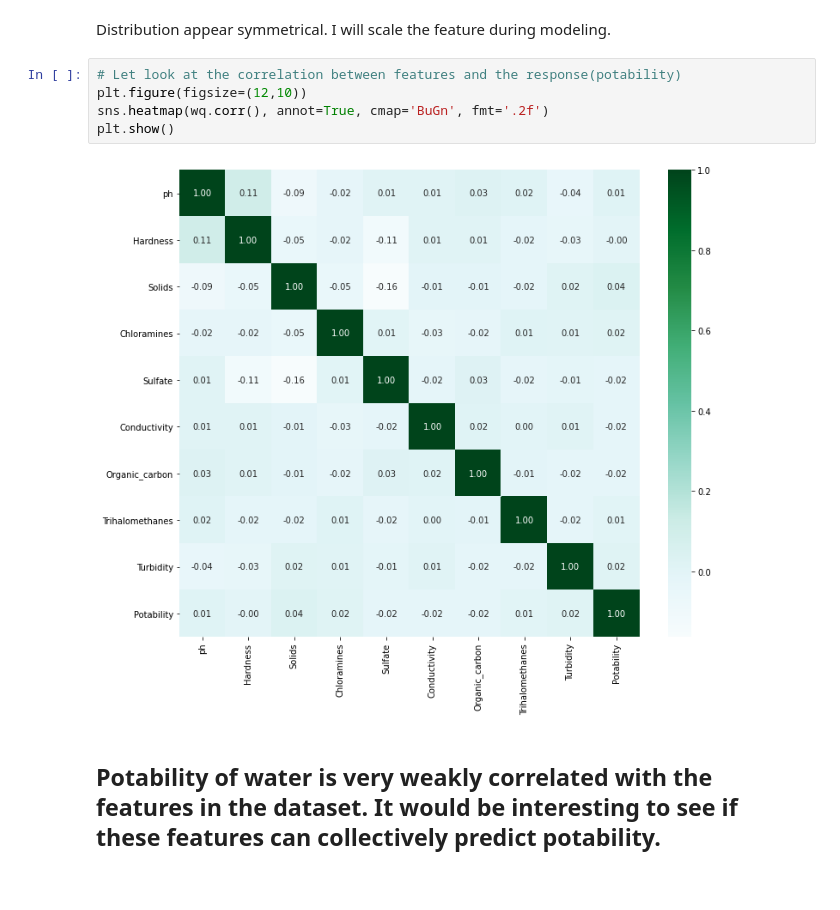
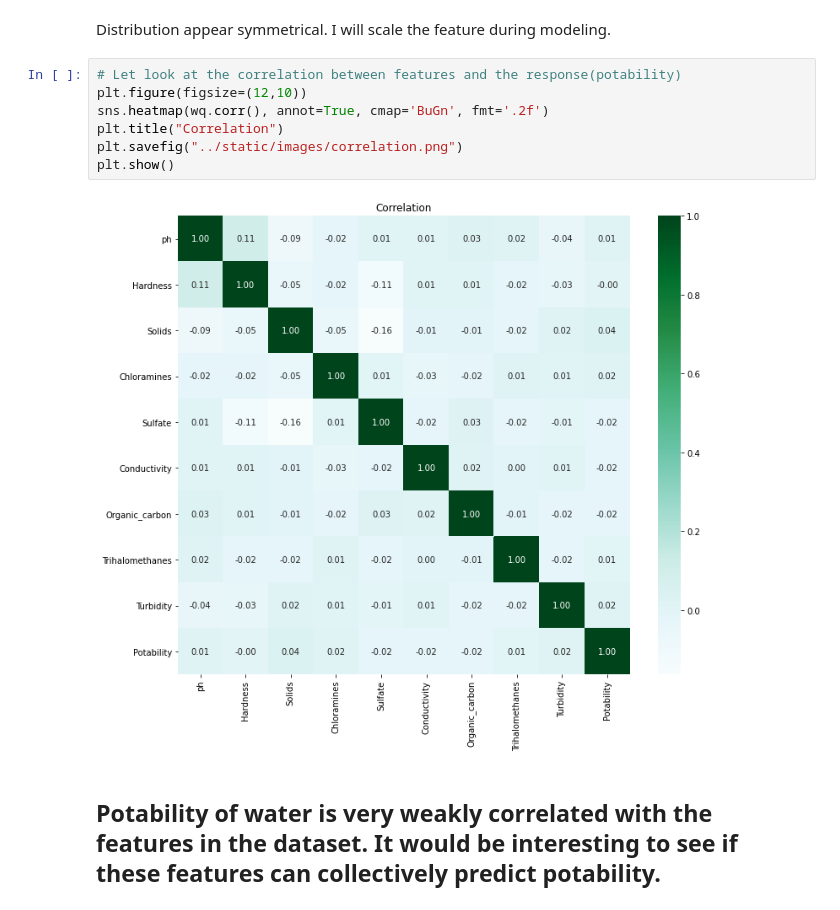
Before and after one commit to sumitkumar-00/Water-Potability, a Jupyter notebook: notebook/water_quality.ipynb, the cells around one changed output. Saved outputs shown, nothing was run; the diff lists cells and outputs as text.

Commit message:
Updates to README.md and adding correlation plot

```diff
--- a/notebook/water_quality.ipynb
+++ b/notebook/water_quality.ipynb
@@ -149,10 +149,12 @@ Distribution appear symmetrical. I will scale the feature during modeling.
 # %%
 # Let look at the correlation between features and the response(potability)
 plt.figure(figsize=(12,10))
 sns.heatmap(wq.corr(), annot=True, cmap='BuGn', fmt='.2f')
+plt.title("Correlation")
+plt.savefig("../static/images/correlation.png")
 plt.show()
 # %% [output]
-[figure, old version]
+[figure, new version]
 # %% [markdown]
 ## Potability of water is very weakly correlated with the features in the dataset. It would be interesting to see if these features can collectively predict potability.
 # %%
```
Also changed, not shown: 2 other files.
